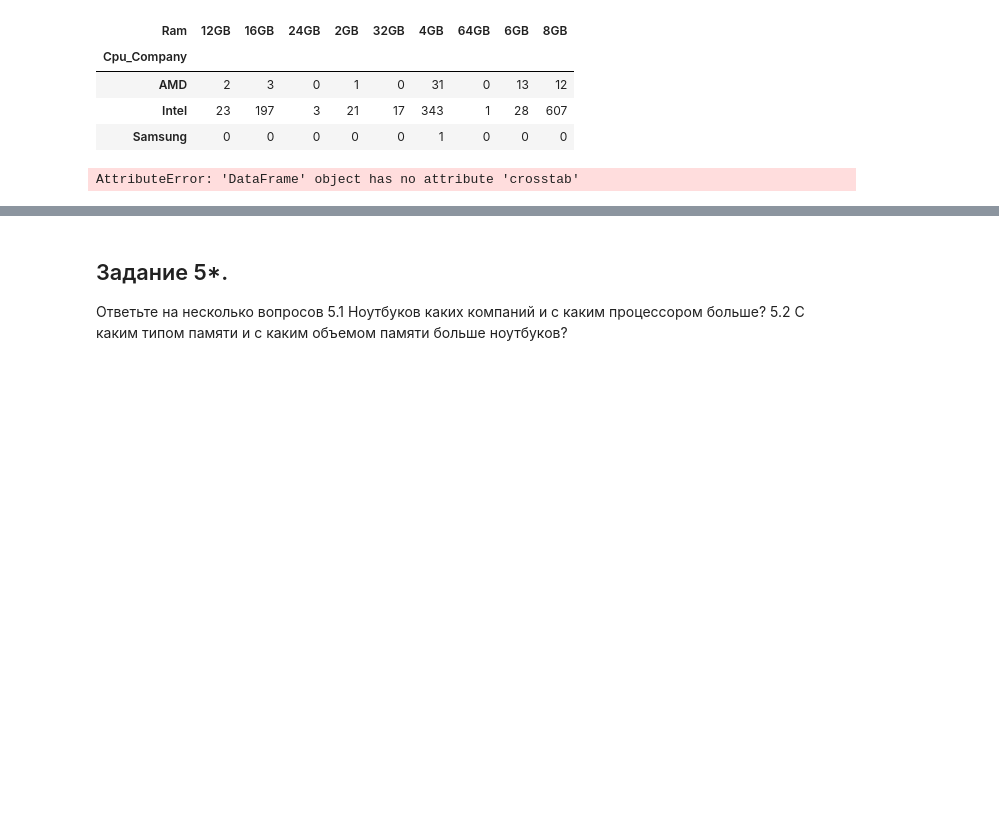
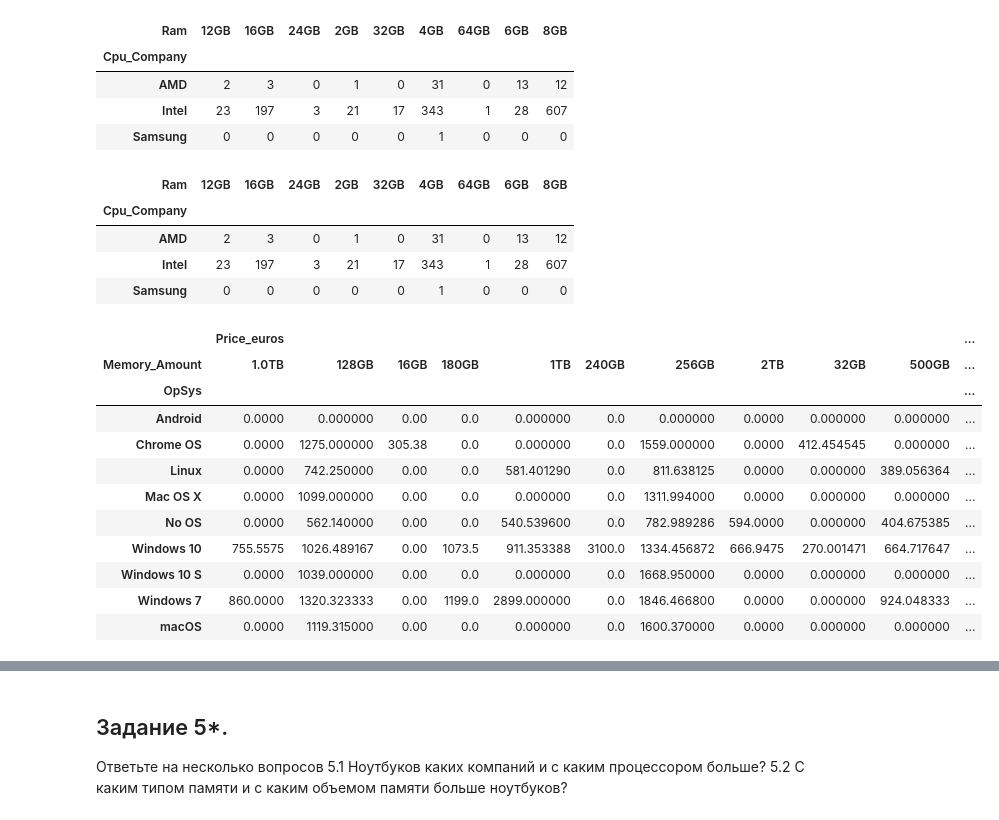
Before and after one commit to SvZor/-Python-Sem, a Jupyter notebook: sem 3.ipynb, the cells around one changed output, grey strips where cells are left out. Drawn from its saved outputs; the diff is of its cells as text; code cells hidden in the pictures; blank space fills up the shorter version.

```diff
--- a/sem 3.ipynb
+++ b/sem 3.ipynb
@@ -497,7 +497,25 @@ laptop.pivot_table(index='Cpu_Company', columns= 'Ram', values= 'Weight', aggfun
 | Intel | 23 | 197 | 3 | 21 | 17 | 343 | 1 | 28 | 607 |
 | Samsung | 0 | 0 | 0 | 0 | 0 | 1 | 0 | 0 | 0 |
 # %%
-
-laptop.crosstab(index = laptop['Cpu_Company'], columns = laptop['Ram'])
+pd.crosstab(index = laptop['Cpu_Company'], columns = laptop['Ram'])
 # %% [output]
-AttributeError: 'DataFrame' object has no attribute 'crosstab'
+| Ram | 12GB | 16GB | 24GB | 2GB | 32GB | 4GB | 64GB | 6GB | 8GB |
+| Cpu_Company |  |  |  |  |  |  |  |  |  |
+| AMD | 2 | 3 | 0 | 1 | 0 | 31 | 0 | 13 | 12 |
+| Intel | 23 | 197 | 3 | 21 | 17 | 343 | 1 | 28 | 607 |
+| Samsung | 0 | 0 | 0 | 0 | 0 | 1 | 0 | 0 | 0 |
+# %%
+laptop.groupby(['OpSys', 'Memory_Amount']). agg({'Price_euros': 'mean'}).unstack('Memory_Amount').fillna(0)
+# %% [output]
+|  | Price_euros |  |  |  |  |  |  |  |  |  | ... |
+| Memory_Amount | 1.0TB | 128GB | 16GB | 180GB | 1TB | 240GB | 256GB | 2TB | 32GB | 500GB | ... |
+| OpSys |  |  |  |  |  |  |  |  |  |  | ... |
+| Android | 0.0000 | 0.000000 | 0.00 | 0.0 | 0.000000 | 0.0 | 0.000000 | 0.0000 | 0.000000 | 0.000000 | ... |
+| Chrome OS | 0.0000 | 1275.000000 | 305.38 | 0.0 | 0.000000 | 0.0 | 1559.000000 | 0.0000 | 412.454545 | 0.000000 | ... |
+| Linux | 0.0000 | 742.250000 | 0.00 | 0.0 | 581.401290 | 0.0 | 811.638125 | 0.0000 | 0.000000 | 389.056364 | ... |
+| Mac OS X | 0.0000 | 1099.000000 | 0.00 | 0.0 | 0.000000 | 0.0 | 1311.994000 | 0.0000 | 0.000000 | 0.000000 | ... |
+| No OS | 0.0000 | 562.140000 | 0.00 | 0.0 | 540.539600 | 0.0 | 782.989286 | 594.0000 | 0.000000 | 404.675385 | ... |
+| Windows 10 | 755.5575 | 1026.489167 | 0.00 | 1073.5 | 911.353388 | 3100.0 | 1334.456872 | 666.9475 | 270.001471 | 664.717647 | ... |
+| Windows 10 S | 0.0000 | 1039.000000 | 0.00 | 0.0 | 0.000000 | 0.0 | 1668.950000 | 0.0000 | 0.000000 | 0.000000 | ... |
+| Windows 7 | 860.0000 | 1320.323333 | 0.00 | 1199.0 | 2899.000000 | 0.0 | 1846.466800 | 0.0000 | 0.000000 | 924.048333 | ... |
+| macOS | 0.0000 | 1119.315000 | 0.00 | 0.0 | 0.000000 | 0.0 | 1600.370000 | 0.0000 | 0.000000 | 0.000000 | ... |
```
Also changed, not shown: parts of 9 cells of this notebook, 1 other file.
